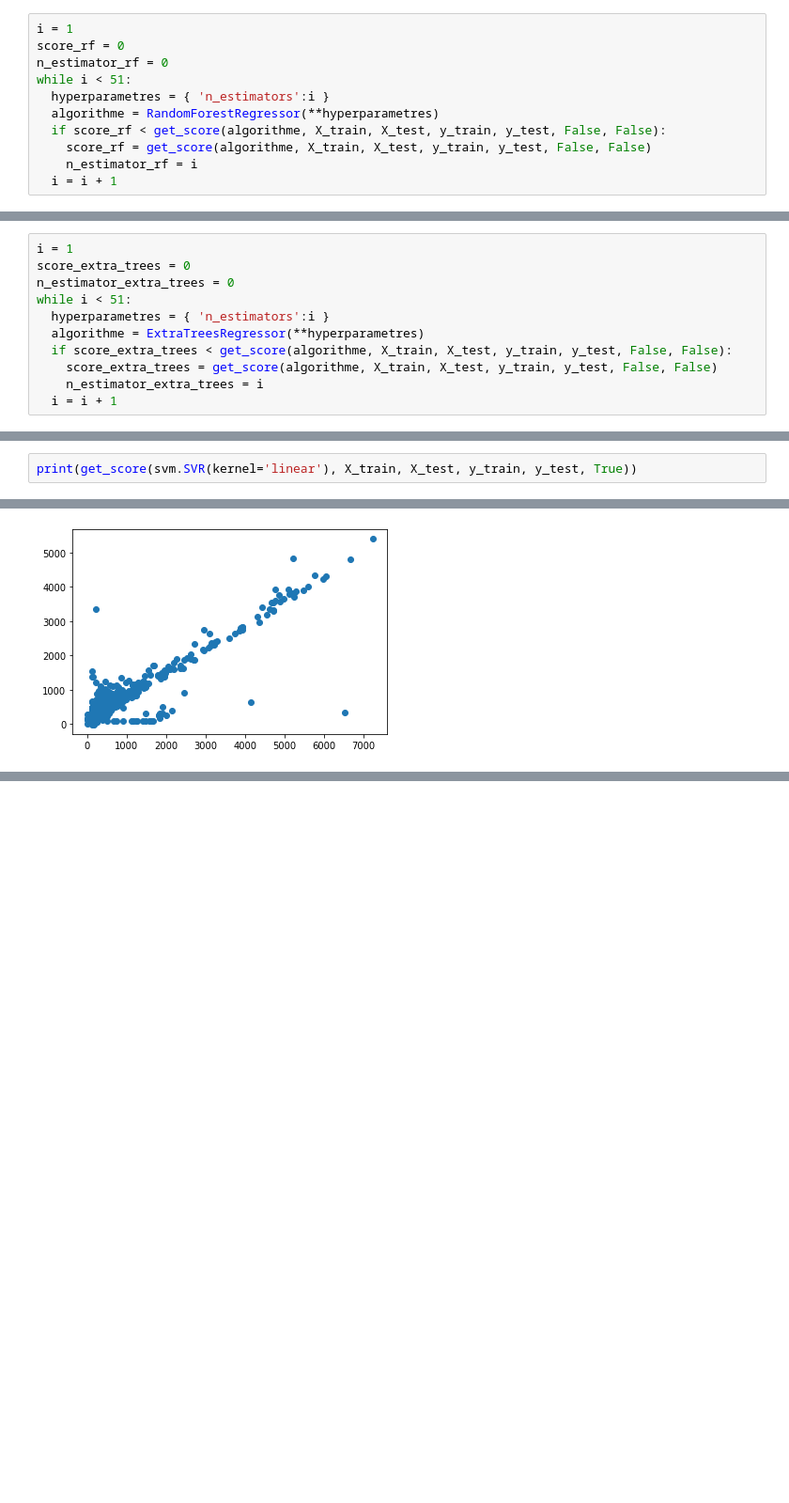
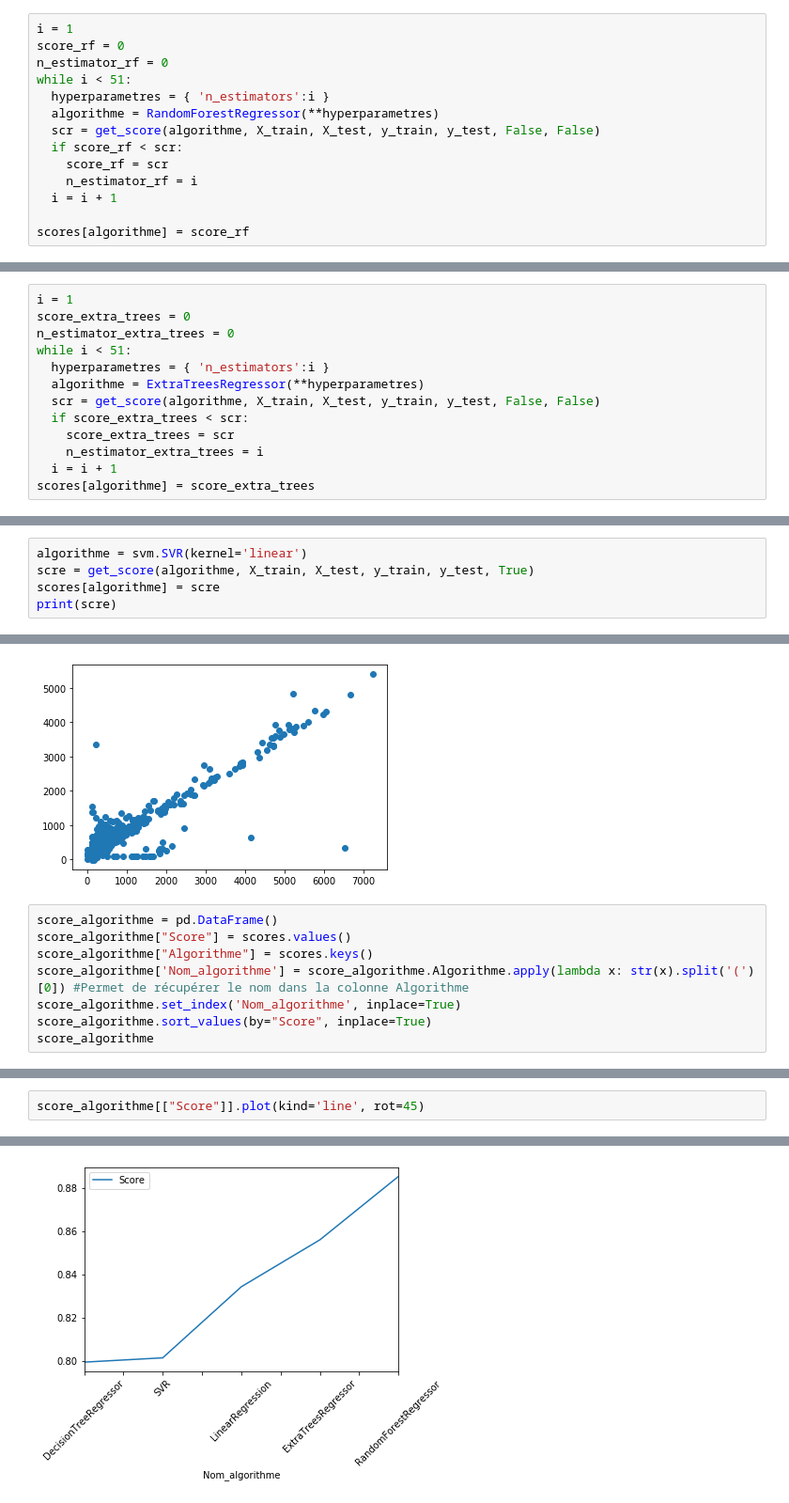
Before and after one commit to ThomasReynoldsCyb/Cours, a Jupyter notebook: Projet_école.ipynb, the cells around one changed output, grey strips where cells are left out. Shown: that part at 94% size. Cells and saved outputs as stored; diff of their text form; blank space fills up the shorter version.

```diff
--- a/Projet_école.ipynb
+++ b/Projet_école.ipynb
@@ -374,10 +382,13 @@ n_estimator_rf = 0
 while i < 51:
   hyperparametres = { 'n_estimators':i }
   algorithme = RandomForestRegressor(**hyperparametres)
-  if score_rf < get_score(algorithme, X_train, X_test, y_train, y_test, False, False):
-    score_rf = get_score(algorithme, X_train, X_test, y_train, y_test, False, False)
+  scr = get_score(algorithme, X_train, X_test, y_train, y_test, False, False)
+  if score_rf < scr:
+    score_rf = scr
     n_estimator_rf = i
   i = i + 1
+
+scores[algorithme] = score_rf
 # %%
 print(score_rf, n_estimator_rf)
 # %% [output]
@@ -389,10 +400,12 @@ n_estimator_extra_trees = 0
 while i < 51:
   hyperparametres = { 'n_estimators':i }
   algorithme = ExtraTreesRegressor(**hyperparametres)
-  if score_extra_trees < get_score(algorithme, X_train, X_test, y_train, y_test, False, False):
-    score_extra_trees = get_score(algorithme, X_train, X_test, y_train, y_test, False, False)
+  scr = get_score(algorithme, X_train, X_test, y_train, y_test, False, False)
+  if score_extra_trees < scr:
+    score_extra_trees = scr
     n_estimator_extra_trees = i
   i = i + 1
+scores[algorithme] = score_extra_trees
 # %%
 print(score_extra_trees, n_estimator_extra_trees)
 # %% [output]
@@ -400,5 +413,8 @@ print(score_extra_trees, n_estimator_extra_trees)
 # %%
-print(get_score(svm.SVR(kernel='linear'), X_train, X_test, y_train, y_test, True))
+algorithme = svm.SVR(kernel='linear')
+scre = get_score(algorithme, X_train, X_test, y_train, y_test, True)
+scores[algorithme] = scre
+print(scre)
 # %% [output]
 fitting :
 SVR(C=1.0, cache_size=200, coef0=0.0, degree=3, epsilon=0.1, gamma='scale',
@@ -406,3 +422,11 @@ SVR(C=1.0, cache_size=200, coef0=0.0, degree=3, epsilon=0.1, gamma='scale',
 X_train:(7230, 5) , X_test:(2411, 5) ,  y_train:(7230, 1) ,  y_test:(2411, 1)
 0.8012781986791738
 [figure]
+# %%
+score_algorithme = pd.DataFrame()
+score_algorithme["Score"] = scores.values()
+score_algorithme["Algorithme"] = scores.keys()
+score_algorithme['Nom_algorithme'] = score_algorithme.Algorithme.apply(lambda x: str(x).split('(')[0]) #Permet de récupérer le nom dans la colonne Algorithme
+score_algorithme.set_index('Nom_algorithme', inplace=True)
+score_algorithme.sort_values(by="Score", inplace=True)
+score_algorithme
@@ -408,0 +441,3 @@ X_train:(7230, 5) , X_test:(2411, 5) ,  y_train:(7230, 1) ,  y_test:(2411, 1)
+# %%
+score_algorithme[["Score"]].plot(kind='line', rot=45)
+# %% [output]
@@ -408,0 +445 @@ X_train:(7230, 5) , X_test:(2411, 5) ,  y_train:(7230, 1) ,  y_test:(2411, 1)
+[figure, added]
```
Also changed, not shown: parts of 7 cells of this notebook, 1 other file.
